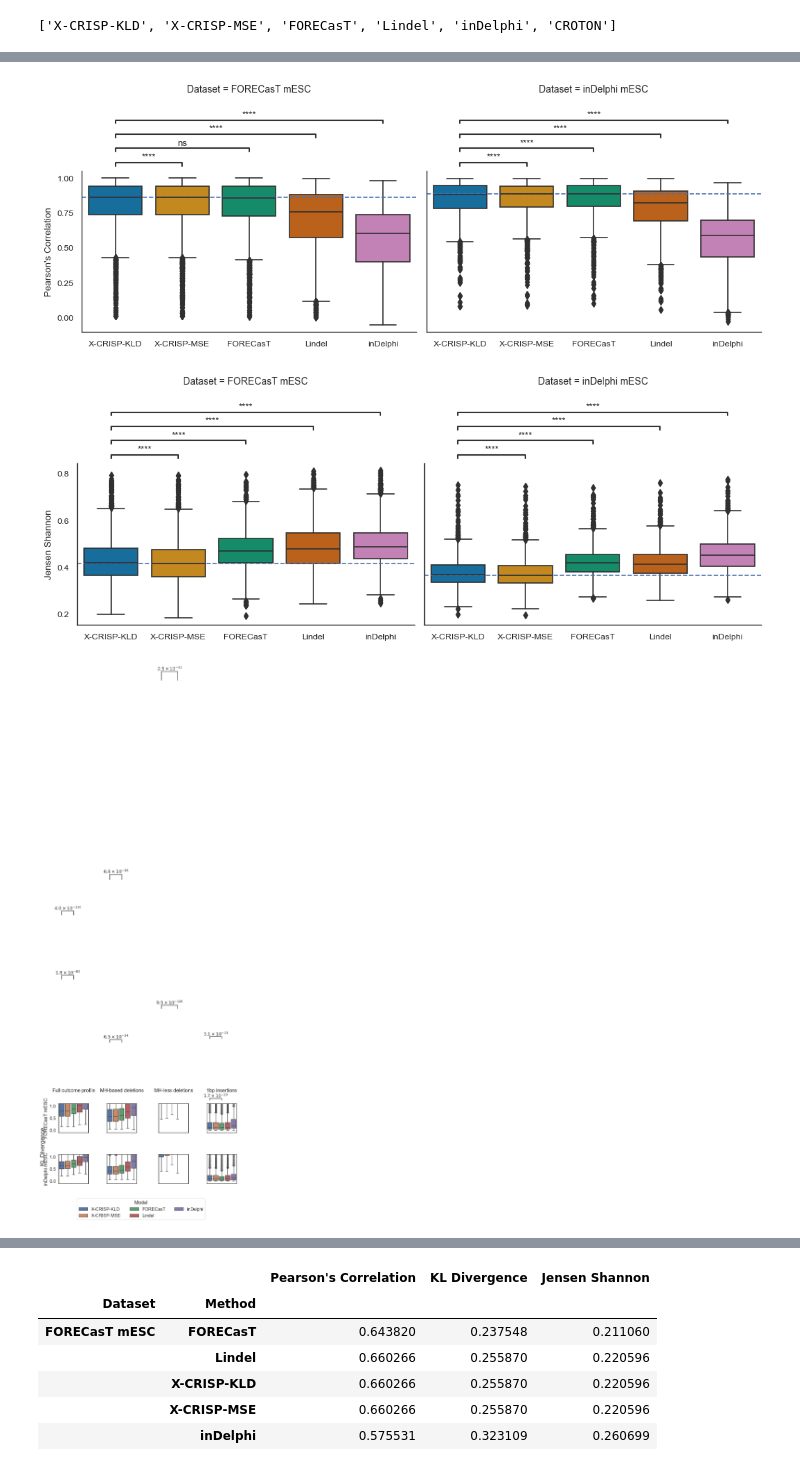
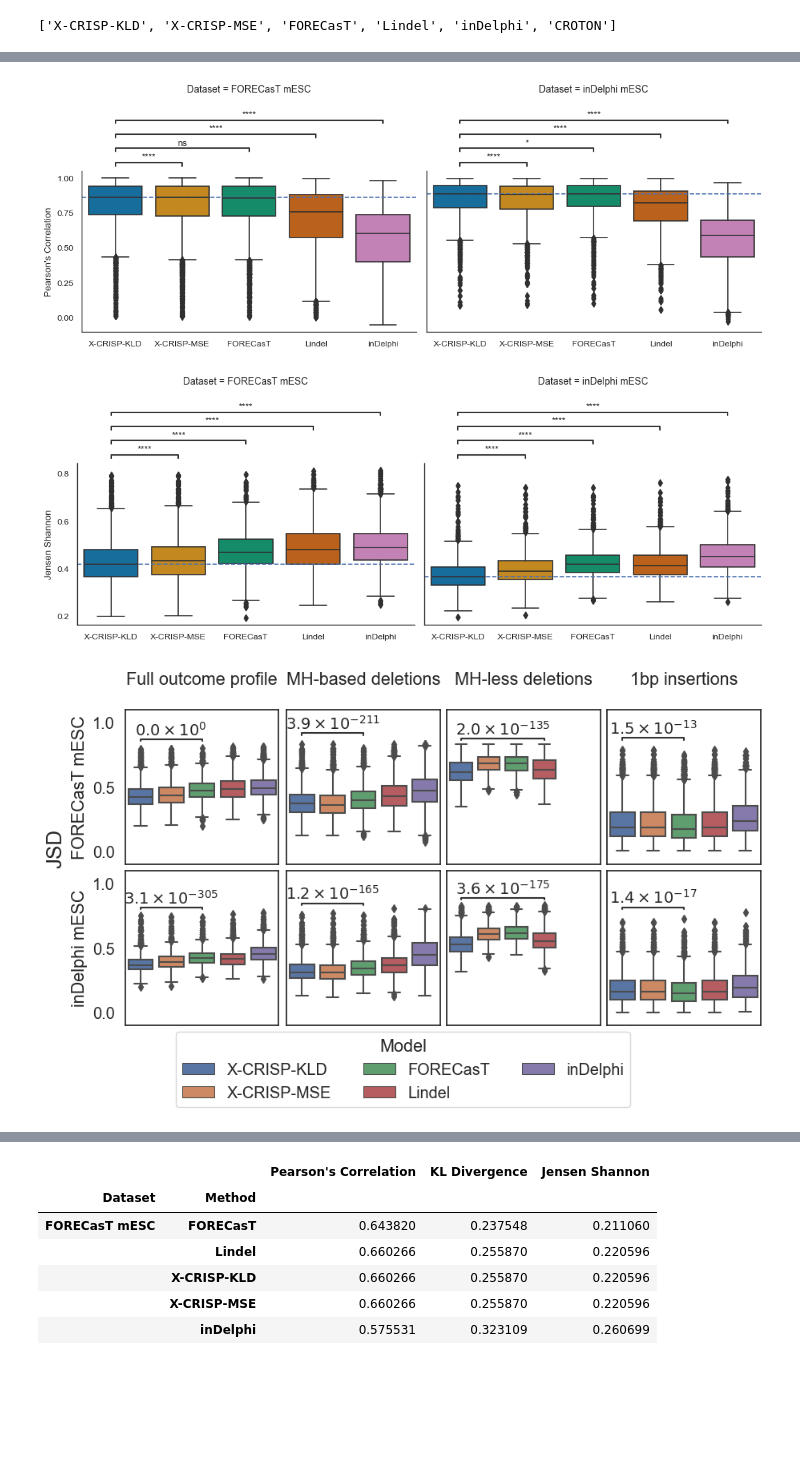
Before and after one commit to zouter/XCRISP, a Jupyter notebook: notebooks/figures/2.performance_comparisons.ipynb, the cells around one changed output, grey strips where cells are left out. Drawn from its saved outputs; the diff is of its cells as text; code cells hidden in the pictures; blank space fills up the shorter version.

Commit message:
updating figures

```diff
--- a/notebooks/figures/2.performance_comparisons.ipynb
+++ b/notebooks/figures/2.performance_comparisons.ipynb
@@ -142,11 +142,12 @@ insertion_df["Category"] = "Insertions"
 # %%
 import scipy
 
-# metric = "Jensen Shannon"
-metric = "KL Divergence"
+metric = "Jensen Shannon"
+# metric = "KL Divergence"
 # metric = "Pearson's Correlation"
 
 mhless_df = name_correction(pd.read_csv(PERFORMANCE_DATA_DIR + "mhless.tsv", sep="\t"))
+
 mhless_df["Category"] = "MH-Less Deletions"
 mh_df = name_correction(pd.read_csv(PERFORMANCE_DATA_DIR + "mh.tsv", sep="\t"))
 mh_df["Category"] = "MH Deletions"
@@ -282,36 +283,36 @@ for i, a in enumerate(axes):
             b.set_yticklabels([""] * 6)
         b.set_title("")
         b.set_xlabel("")
         b.set_xticklabels([""] * 5)
 
 
 axes[0, 0].set_title("Full outcome profile\n", pad=pad)
 axes[0, 1].set_title("MH-based deletions\n", pad=pad)
 axes[0, 2].set_title("MH-less deletions\n", pad=pad)
 axes[0, 3].set_title("1bp insertions\n", pad=pad)
 
 axes[0, 2].set_xticks([1,2,3,4,5])
 axes[1, 2].set_xticks([1,2,3,4,5])
 
 
 axes[0, 0].set_ylabel("FORECasT mESC")
 axes[1, 0].set_ylabel("inDelphi mESC")
 
 plt.savefig(f"./artifacts/individual_outcome_performance_comparison_{metric}.pdf", facecolor="white", bbox_inches='tight')
 
 plt.show()
 # %% [output]
 FORECasT mESC Overall
 inDelphi mESC Overall
 FORECasT mESC MH-based deletions
 inDelphi mESC MH-based deletions
 FORECasT mESC MH-less deletions
 inDelphi mESC MH-less deletions
 FORECasT mESC 1BP insertions
 inDelphi mESC 1BP insertions
-[figure, old version]
+[figure, new version]
-[figure, old version]
+[figure, new version]
-[figure, old version]
+[figure, new version]
 # %%
 testdf = mhless_df.set_index(["Dataset", "Method", "Target Site"]).sort_index()
 a = testdf.loc["FORECasT mESC"].loc[f"{NAME_FOR_MODEL}KLD"][metric]
```
Also changed, not shown: parts of 8 cells of this notebook, 4 other files.
